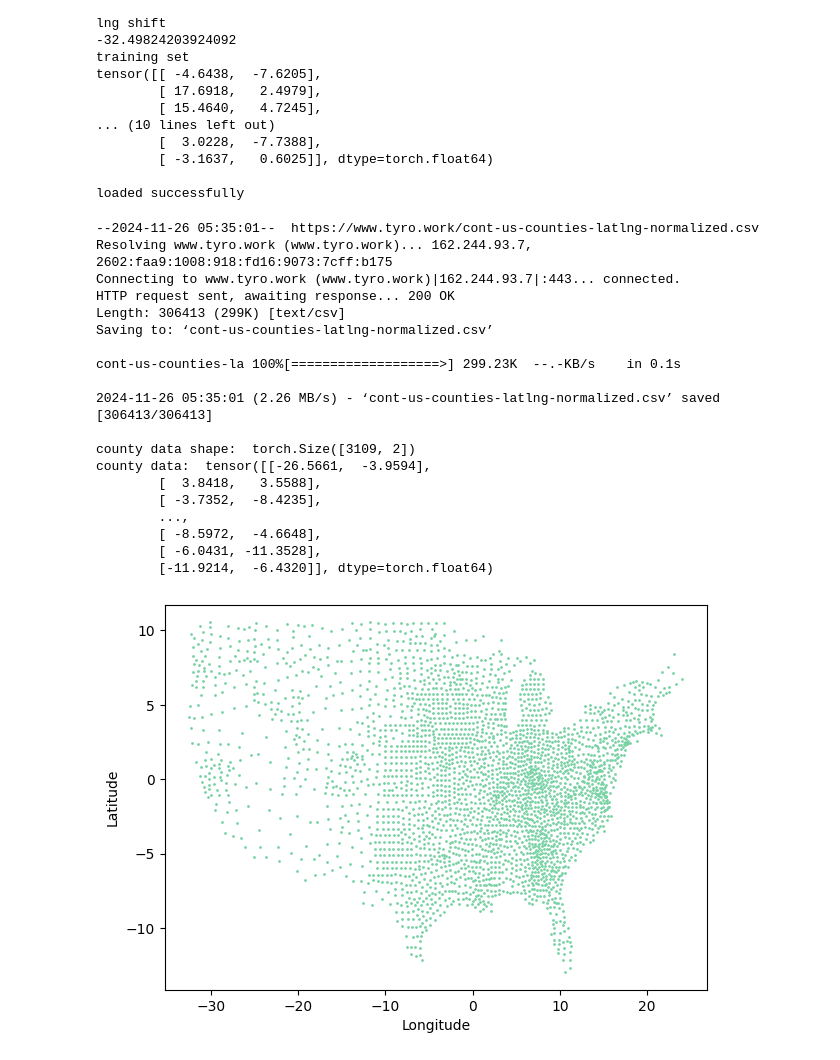
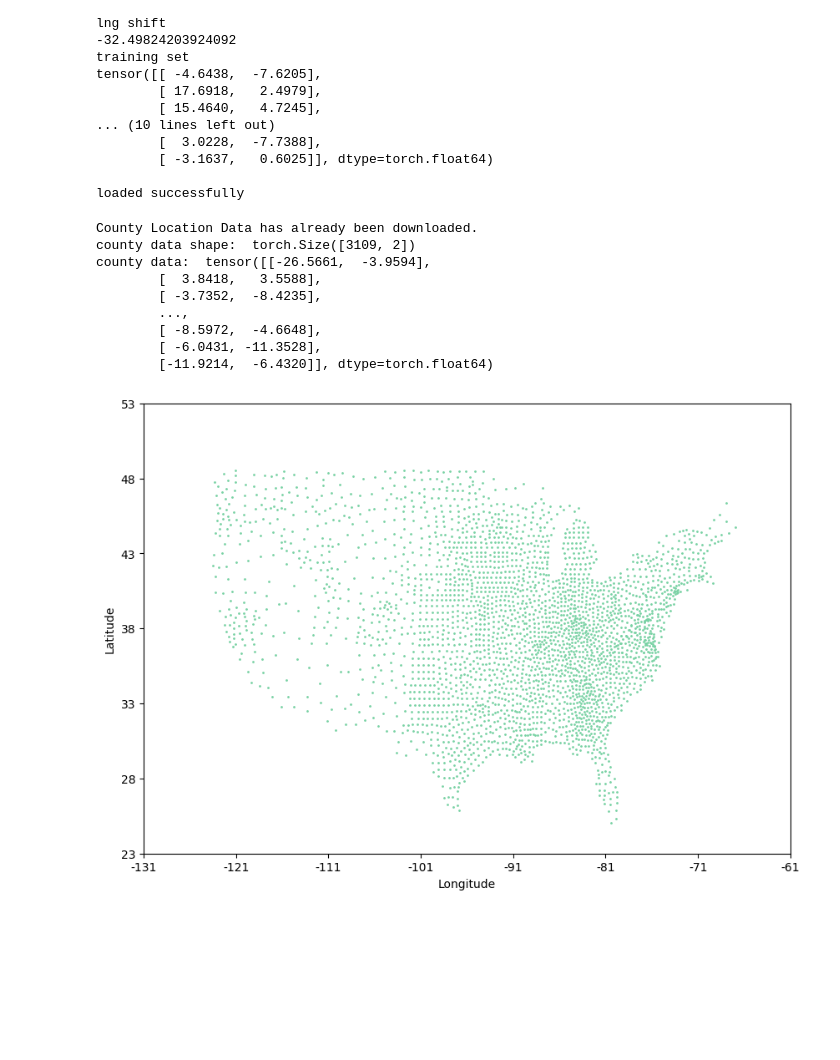
Before and after one commit to Tyrowo/county-population-clustering, a Jupyter notebook: Loading Optimized K-Means Model.ipynb, the cells around one changed output. Saved outputs shown, nothing was run; the diff lists cells and outputs as text; code cells hidden in the pictures; blank space fills up the shorter version.

```diff
--- a/Loading Optimized K-Means Model.ipynb
+++ b/Loading Optimized K-Means Model.ipynb
@@ -15,3 +17,7 @@ Mounted at /content/gdrive
+# %%
+# cheating in some variables here from some other data processing I did in a different project
+MEAN_LAT = 38.28132872306216
+MEAN_LNG = -91.65855796075903
 # %%
 optimized_model = torch.load('/content/gdrive/My Drive/Colab Notebooks/optimized_model.pth')
 
@@ -118,43 +106,40 @@ drawing_df = pd.read_csv('/content/cont-us-counties-latlng-normalized.csv')
 draw_lat_tensor = torch.tensor(drawing_df['lat'].values)
 draw_lat_tensor = draw_lat_tensor.reshape(-1, 1)
 draw_lng_tensor = torch.tensor(drawing_df['lng'].values)
 draw_lng_tensor = draw_lng_tensor.reshape(-1, 1)
 # i thought we needed to vstack these, but we actually need hstack
 draw_lnglat_tensor = torch.hstack((draw_lng_tensor, draw_lat_tensor))
 print("county data shape: ", draw_lnglat_tensor.shape)
 print('county data: ', draw_lnglat_tensor)
 # these constants will be useful for randomizing our centroids
 lat_max = draw_lat_tensor.max().item()
 lat_min = draw_lat_tensor.min().item()
 lng_max = draw_lng_tensor.max().item()
 lng_min = draw_lng_tensor.min().item()
 
 def draw_counties():
-  plt.figure(figsize = (7,5))
+  plt.figure(figsize = (10,7))
   plt.scatter(draw_lnglat_tensor[:, 0], draw_lnglat_tensor[:, 1], c='#79d2a4', marker='.', s=4, label='U.S. Counties')
   plt.xlabel('Longitude')
   plt.ylabel('Latitude')
+  # Instead of converting all the data back to normal latitudes and longitudes, I'm gonna just hack the axis x_labels
+  x_locs, x_labels = plt.xticks()
+  x_labels = [int(item + MEAN_LNG) for item in x_locs]
+  plt.xticks(x_locs, x_labels)
+  y_locs, y_labels = plt.yticks()
+  y_labels = [int(item + MEAN_LAT) for item in y_locs]
+  plt.yticks(y_locs, y_labels)
 
 # now we have a method to quickly draw the county locations
 draw_counties()
 # %% [output]
---2024-11-26 05:35:01--  https://www.tyro.work/cont-us-counties-latlng-normalized.csv
-Resolving www.tyro.work (www.tyro.work)... 162.244.93.7, 2602:faa9:1008:918:fd16:9073:7cff:b175
-Connecting to www.tyro.work (www.tyro.work)|162.244.93.7|:443... connected.
-HTTP request sent, awaiting response... 200 OK
-Length: 306413 (299K) [text/csv]
-Saving to: ‘cont-us-counties-latlng-normalized.csv’
-
-cont-us-counties-la 100%[===================>] 299.23K  --.-KB/s    in 0.1s
-
-2024-11-26 05:35:01 (2.26 MB/s) - ‘cont-us-counties-latlng-normalized.csv’ saved [306413/306413]
-
+County Location Data has already been downloaded.
 county data shape:  torch.Size([3109, 2])
 county data:  tensor([[-26.5661,  -3.9594],
         [  3.8418,   3.5588],
         [ -3.7352,  -8.4235],
         ...,
         [ -8.5972,  -4.6648],
         [ -6.0431, -11.3528],
         [-11.9214,  -6.4320]], dtype=torch.float64)
-[figure, old version]
+[figure, new version]
```
Also changed, not shown: parts of 5 cells of this notebook.
